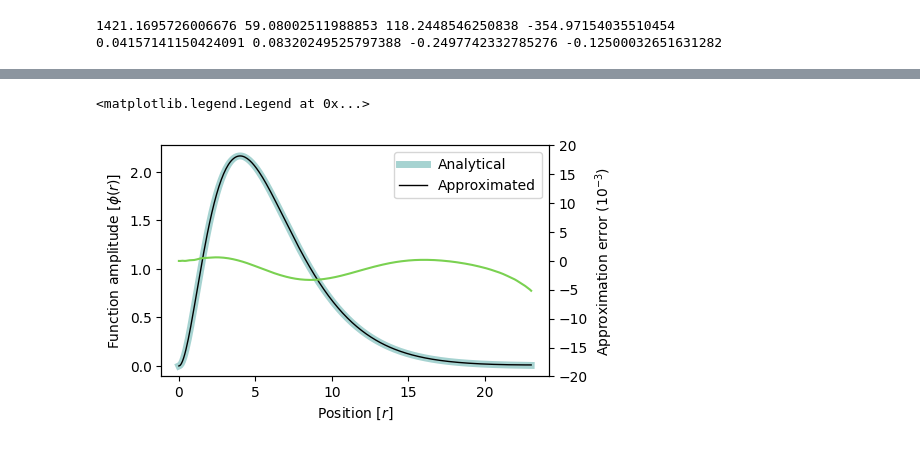
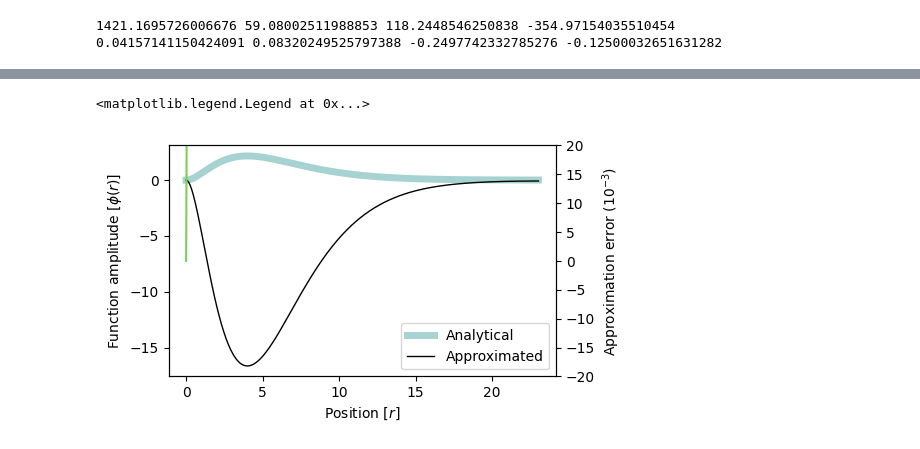
Before and after one commit to BelugaHaechi/garcia-theoretical-chemistry, a Jupyter notebook: Hatom-fix.ipynb, the cells around one changed output, grey strips where cells are left out. Drawn from its saved outputs; the diff is of its cells as text; code cells hidden in the pictures.

```diff
--- a/Hatom-fix.ipynb
+++ b/Hatom-fix.ipynb
@@ -451,41 +449,41 @@ X = np.linspace(0,L,300)
 
 y2 = [phi(i) for i in X]
 y = np.array([np.dot(basis_eval(n-1, i), result.x) for i in X]) \
-    / np.dot(basis_eval(n-1, 4), result.x) * phi(4)
+#    / np.dot(basis_eval(n-1, 4), result.x) * phi(4)
 
 # is there a way to calculate the exact normalization factor?
 
 '''
 # fake way to scale
 scale = y[100]/y2[100]
 y /= scale
 '''
 
 fig, ax1 = plt.subplots(figsize=(5, 3))
 
 ax2 = ax1.twinx()
 
 ax2.set_ylim(-20, 20)
 
 ax1.set_xlabel(r'Position [$r$]')
 ax1.set_ylabel(r'Function amplitude [$\phi(r)$]')
 ax2.set_ylabel(r'Approximation error ($10^{-3}$)')
 
 colors = plt.cm.viridis([.5, .8])
 
 p1 = ax1.plot(X, y2, color=colors[0], ls='-', alpha=0.4, lw=5, label='Analytical')
 p2 = ax1.plot(X, y, color='k', ls='-', lw=1, label='Approximated')
 #p2b = ax1.plot(X, ratio, color='r', ls='-', lw=1, label='ratio')
 p3 = ax2.plot(X, (y2 - y) * 1000, color=colors[1], ls='-', label='Error')
 
 #ax1.legend(handles=p1+p2+p2b+p3, loc='best')
 ax1.legend(handles=p1+p2, loc='best')
 
 
 # plt.savefig('fig1.png', bbox_inches='tight', dpi=300)
 # %% [output]
 <matplotlib.legend.Legend at 0x...>
-[figure, old version]
+[figure, new version]
 # %%
 X = []
 e_exact = []
```
Also changed, not shown: parts of 7 cells of this notebook, 2 other files.
